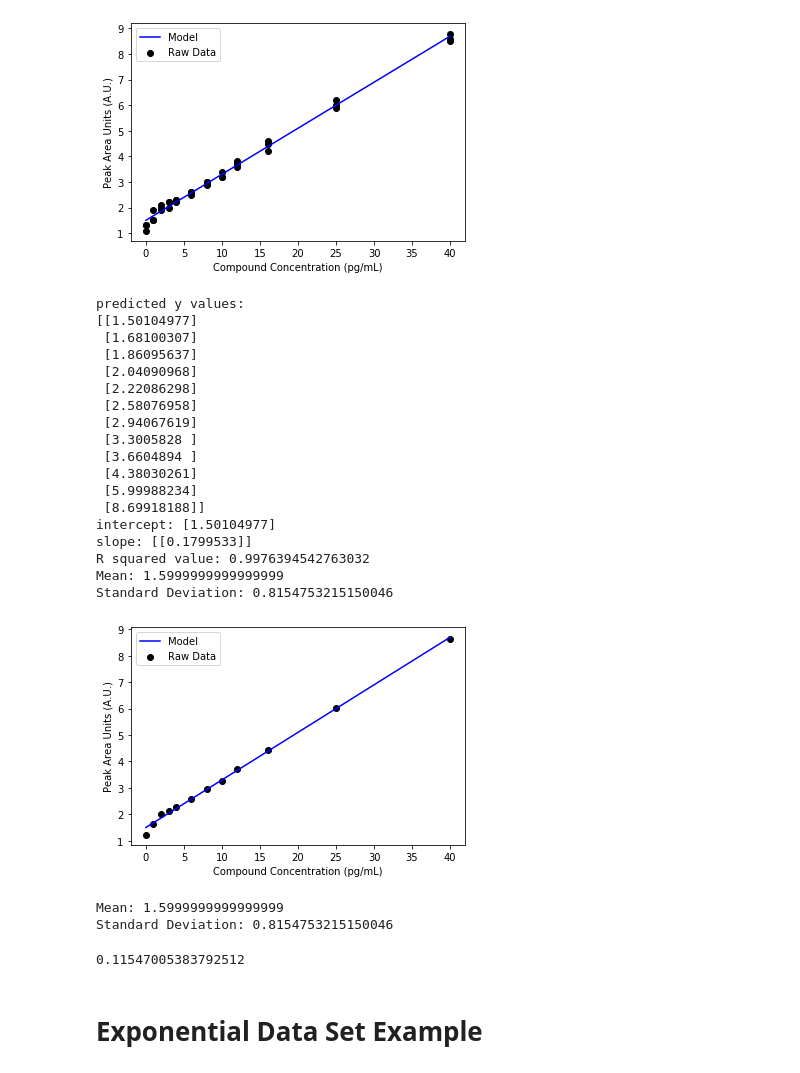
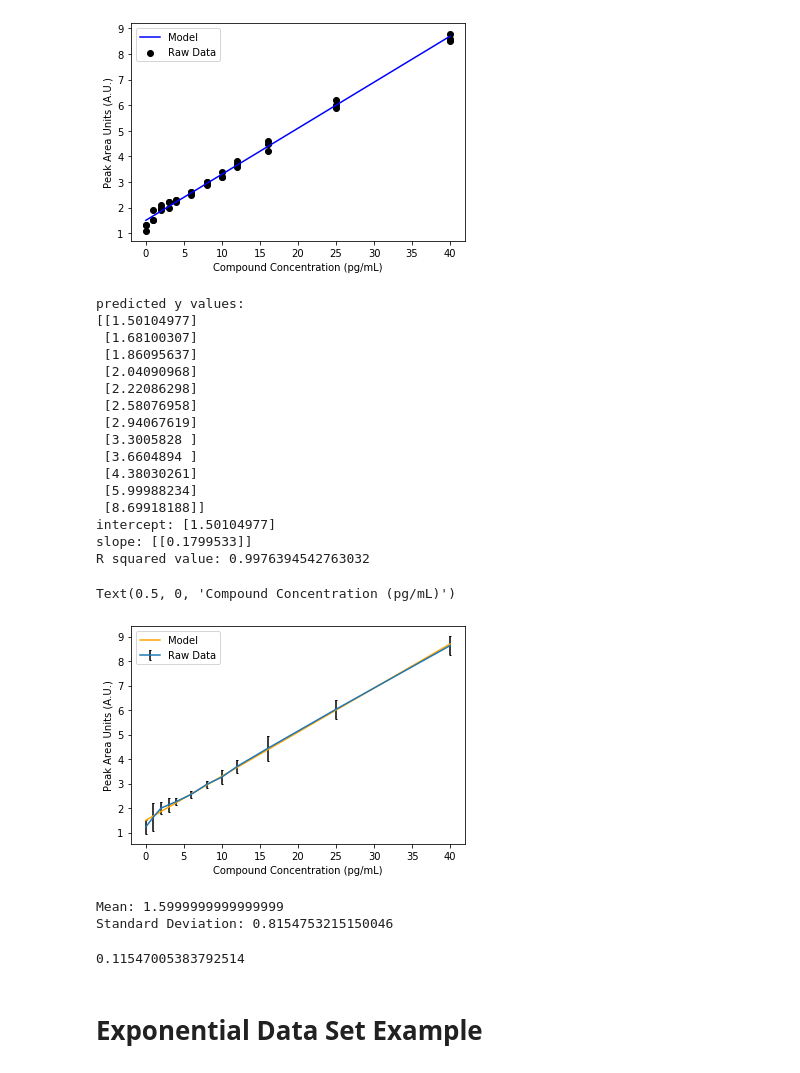
Before and after one commit to barnetk1/Test-repo, a Jupyter notebook: CHEM 399 Project 1_repo.ipynb, the cells around one changed output. Cells and saved outputs as stored; diff of their text form; code cells hidden in the pictures.

```diff
--- a/CHEM 399 Project 1_repo.ipynb
+++ b/CHEM 399 Project 1_repo.ipynb
@@ -197,38 +204,37 @@ lr = LinearRegression()
 #Telling model to use the given data
 lr.fit(x, y)
 #Making predictions with the data
 y_predict = lr.predict(x)
 print('predicted y values:', y_predict, sep='\n')
 #Printing relevant coefficients and values of line
 print('intercept:', lr.intercept_)
 print('slope:', lr.coef_)
 r_sq = lr.score(x,y)
 print('R squared value:', r_sq)
-plt.scatter(x, y, color='black')
-plt.plot(x, y_predict, color='blue', linewidth=1.5)
+plt.errorbar(x, y, yerr=[err1, err2, err3, err4, err5, err6, err7, err8, err9, err10, err11, err12], ecolor='black', capsize=1)
+plt.plot(x, y_predict, color='orange', linewidth=1.5)
 plt.legend(("Model", "Raw Data"))
 plt.ylabel("Peak Area Units (A.U.)")
 plt.xlabel("Compound Concentration (pg/mL)")
 # %% [output]
 predicted y values:
 [[1.50104977]
  [1.68100307]
  [1.86095637]
  [2.04090968]
  [2.22086298]
  [2.58076958]
  [2.94067619]
  [3.3005828 ]
  [3.6604894 ]
  [4.38030261]
  [5.99988234]
  [8.69918188]]
 intercept: [1.50104977]
 slope: [[0.1799533]]
 R squared value: 0.9976394542763032
-Mean: 1.5999999999999999
-Standard Deviation: 0.8154753215150046
+Text(0.5, 0, 'Compound Concentration (pg/mL)')
-[figure, old version]
+[figure, new version]
 # %%
 #Manually getting standard deviation and variance try 1
 #This doesn't seem to get the right numbers
@@ -250,13 +256,29 @@ stdev([1.3, 1.1, 1.3])
 def RSD(mean, stdev):
     return (stdev/mean)*(100)
 
-def CI(t, stdev, n)
-    n = len(data)
+def CI(t, stdev, n):
     return (t*stdev)/(math.sqrt(n))
+
+err1 = CI(4.303, statistics.stdev([1.3, 1.1, 1.3]), 3)
+err2 = CI(4.303, statistics.stdev([1.5, 1.5, 1.9]), 3)
+err3 = CI(4.303, statistics.stdev([1.9, 2.1, 2]), 3)
+err4 = CI(4.303, statistics.stdev([2.2, 2.2, 2]), 3)
+err5 = CI(4.303, statistics.stdev([2.3, 2.2, 2.3]), 3)
+err6 = CI(4.303, statistics.stdev([2.5, 2.6, 2.6]), 3)
+err7 = CI(4.303, statistics.stdev([2.9, 3, 3]), 3)
+err8 = CI(4.303, statistics.stdev([3.2, 3.2, 3.4]), 3)
+err9 = CI(4.303, statistics.stdev([3.7, 3.8, 3.6]), 3)
+err10 = CI(4.303, statistics.stdev([4.2, 4.5, 4.6]), 3)
+err11 = CI(4.303, statistics.stdev([6.2, 6, 5.9]), 3)
+err12 = CI(4.303, statistics.stdev([8.5, 8.8, 8.6]), 3)
 # %% [output]
 Mean: 1.5999999999999999
 Standard Deviation: 0.8154753215150046
-0.11547005383792512
+# %%
+#Another try that works
+statistics.stdev([1.3, 1.1, 1.3])
+# %% [output]
+0.11547005383792514
 # %% [markdown]
 # Exponential Data Set Example
 # %%
```
Also changed, not shown: parts of 4 cells of this notebook, 1 other file.
